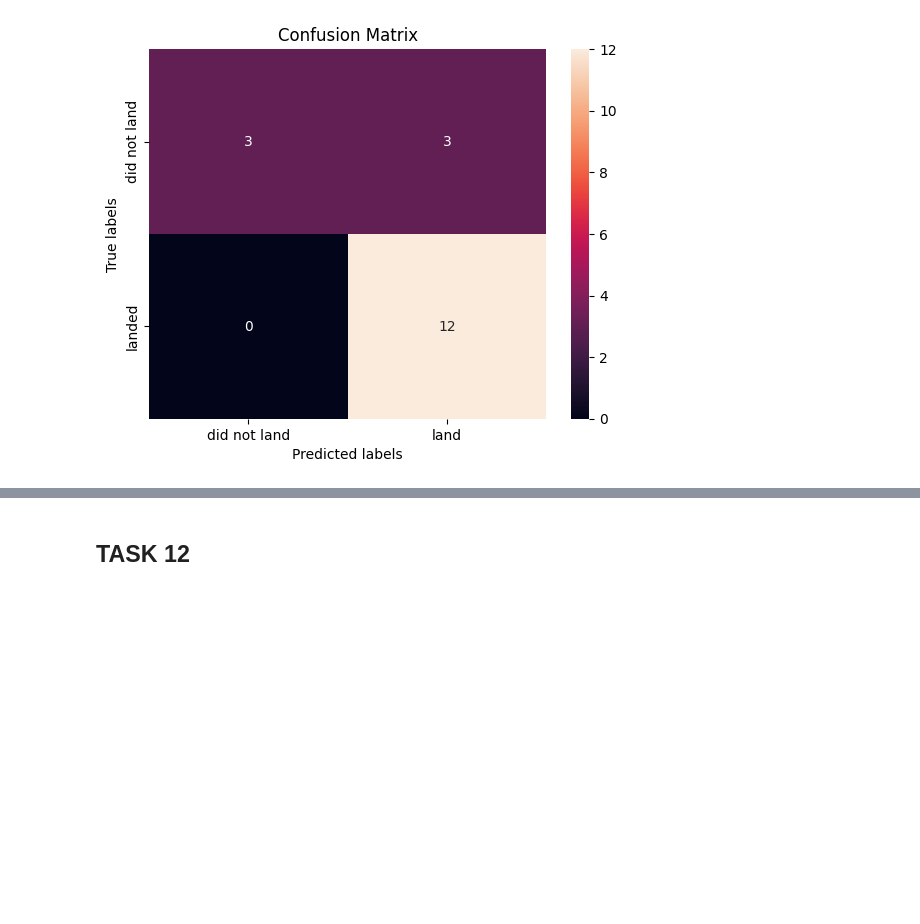
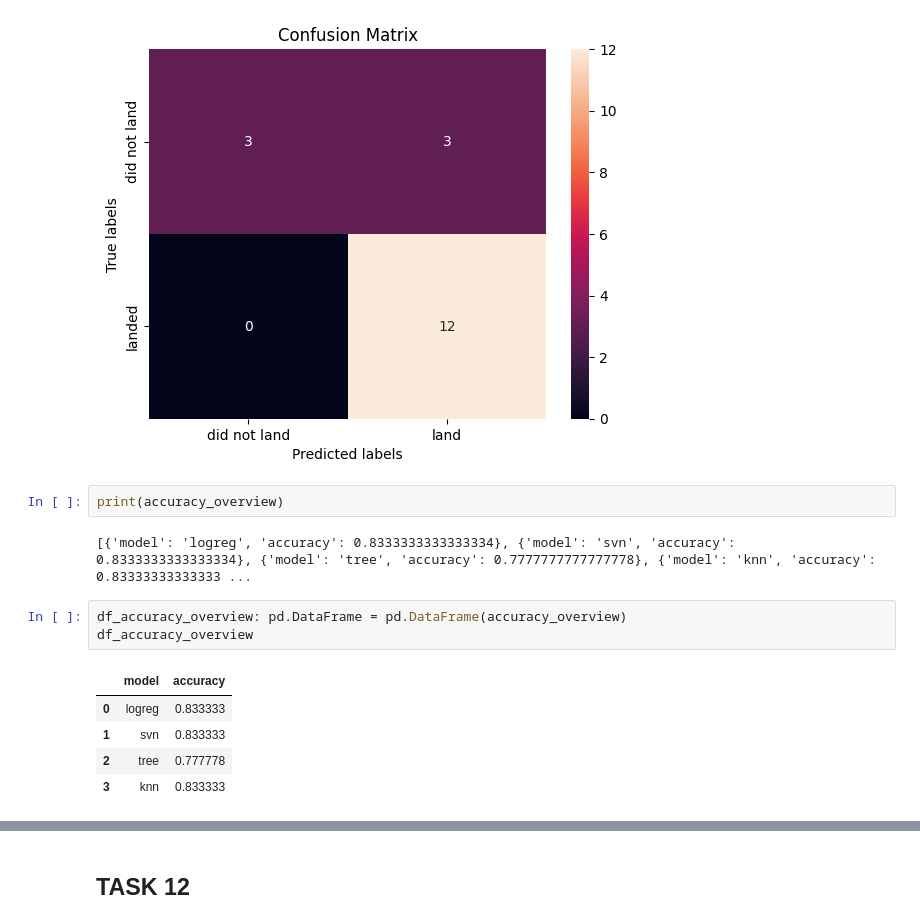
Before and after one commit to castypod/IBM_Data_Science_K10_M5, a Jupyter notebook: SpaceX-Machine-Learning-Prediction-Part-5-v1.ipynb, the cells around one changed output, grey strips where cells are left out. Saved outputs shown, nothing was run; the diff lists cells and outputs as text; blank space fills up the shorter version.

```diff
--- a/SpaceX-Machine-Learning-Prediction-Part-5-v1.ipynb
+++ b/SpaceX-Machine-Learning-Prediction-Part-5-v1.ipynb
@@ -336,3 +371,16 @@ yhat = knn_cv.predict(X_test)
 plot_confusion_matrix(Y_test,yhat)
 # %% [output]
 [figure]
+# %%
+print(accuracy_overview)
+# %% [output]
+[{'model': 'logreg', 'accuracy': 0.8333333333333334}, {'model': 'svn', 'accuracy': 0.8333333333333334}, {'model': 'tree', 'accuracy': 0.7777777777777778}, {'model': 'knn', 'accuracy': 0.83333333333333 ...
+# %%
+df_accuracy_overview: pd.DataFrame = pd.DataFrame(accuracy_overview)
+df_accuracy_overview
+# %% [output]
+|  | model | accuracy |
+| 0 | logreg | 0.833333 |
+| 1 | svn | 0.833333 |
+| 2 | tree | 0.777778 |
+| 3 | knn | 0.833333 |
```
Also changed, not shown: parts of 20 cells of this notebook.
